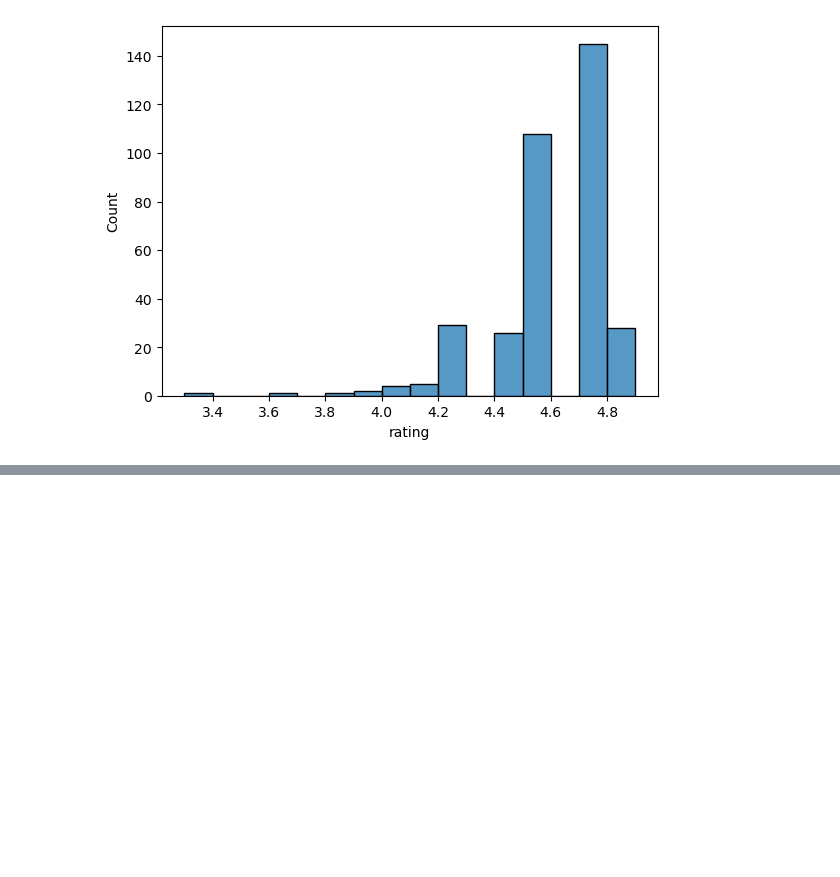
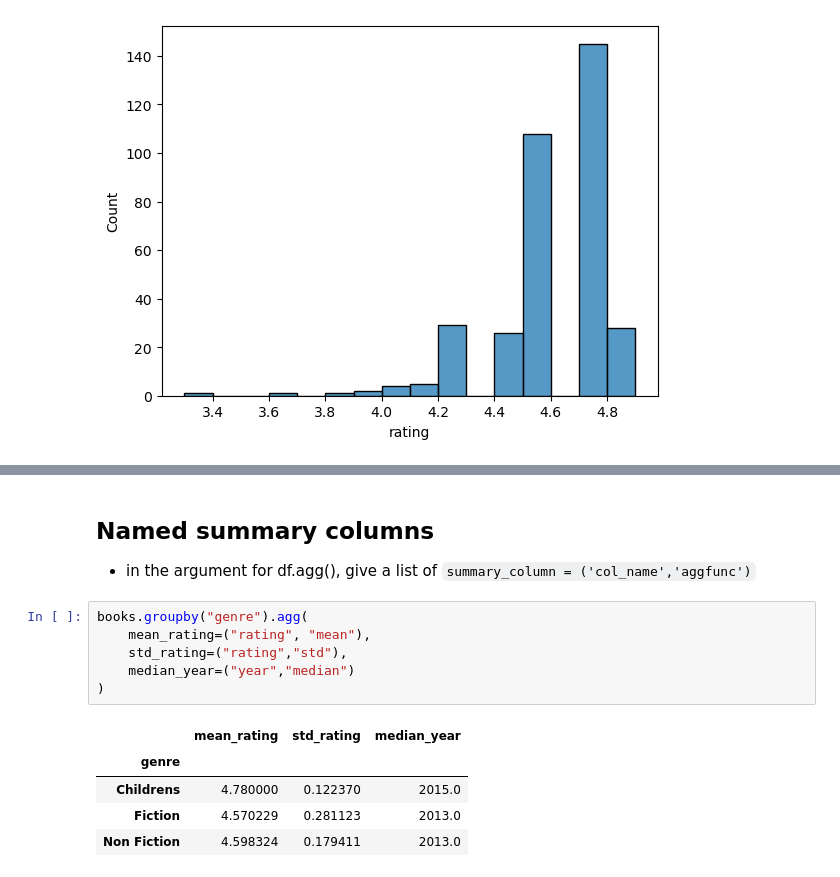
Before and after one commit to LucasFinney/data-portfolio, a Jupyter notebook: Exploratory Data Analysis in Python/Getting to Know a Dataset.ipynb, the cells around one changed output, grey strips where cells are left out. Drawn from its saved outputs; the diff is of its cells as text; blank space fills up the shorter version.

```diff
--- a/Exploratory Data Analysis in Python/Getting to Know a Dataset.ipynb
+++ b/Exploratory Data Analysis in Python/Getting to Know a Dataset.ipynb
@@ -75,0 +235,15 @@ plt.show()
+# %% [markdown]
+## Named summary columns
+- in the argument for df.agg(), give a list of `summary_column = ('col_name','aggfunc')`
+# %%
+books.groupby("genre").agg(
+    mean_rating=("rating", "mean"),
+    std_rating=("rating","std"),
+    median_year=("year","median")
+)
+# %% [output]
+|  | mean_rating | std_rating | median_year |
+| genre |  |  |  |
+| Childrens | 4.780000 | 0.122370 | 2015.0 |
+| Fiction | 4.570229 | 0.281123 | 2013.0 |
+| Non Fiction | 4.598324 | 0.179411 | 2013.0 |
```
Also changed, not shown: parts of 24 cells of this notebook.
